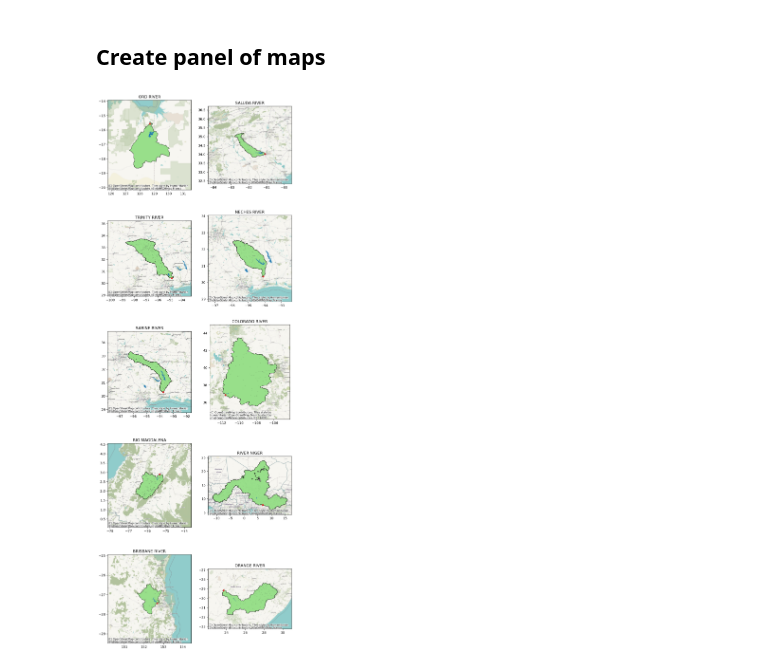
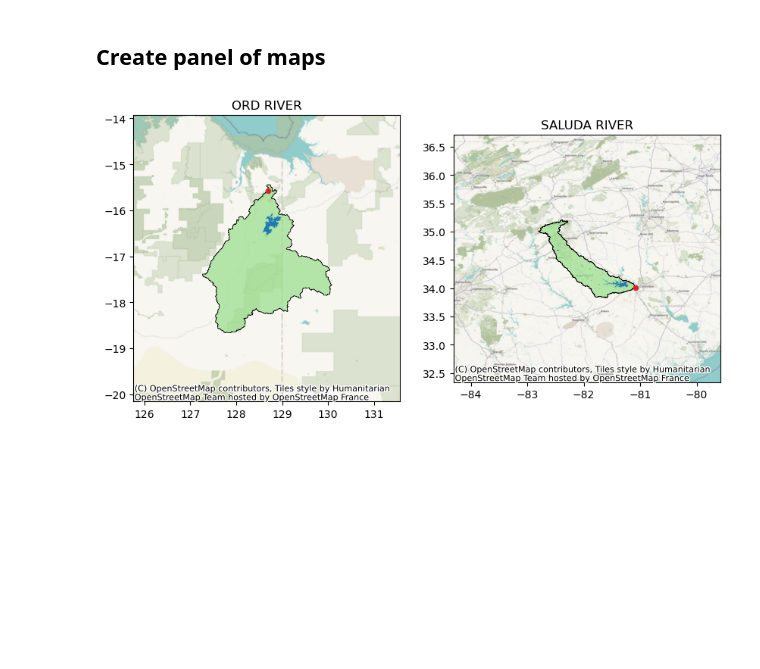
Before and after one commit to ascheliga/neuralhydrology, a Jupyter notebook: cygnss_models/visualizations/site_map_individuals.ipynb, the cells around one changed output. Saved outputs shown, nothing was run; the diff lists cells and outputs as text; code cells hidden in the pictures; blank space fills up the shorter version.

Commit message:
testing transparency on basins

```diff
--- a/cygnss_models/visualizations/site_map_individuals.ipynb
+++ b/cygnss_models/visualizations/site_map_individuals.ipynb
@@ -36,27 +36,27 @@ stations_points = site_stations.set_geometry('lat_lon', crs = "EPSG:4326")
 # %%
 cmap_colors = colormaps['tab20'].colors
 
-basin_green = cmap_colors[5]
+basin_green = (*cmap_colors[5],0.7)
 res_blue = cmap_colors[0]
 station_orange = cmap_colors[6]
 # %%
 fig = plt.figure(figsize=(10, 30))
 
-for idx in range(len(site_stations)):
+for idx in range(2):#len(site_stations)):
     ax = fig.add_subplot(5,2,idx+1)
 
     basin_bbox = site_stations.iloc[[idx],:].bounds.values[0]
     ax.set_xlim([basin_bbox[0]-1.5,basin_bbox[2]+1.5])
     ax.set_ylim([basin_bbox[1]-1.5,basin_bbox[3]+1.5])
 
     site_stations.iloc[[idx],:].plot(ax=ax,color=basin_green,edgecolor='black',linewidth=0.5)
     stations_points.iloc[[idx],:].plot(ax=ax,color=station_orange,edgecolor=station_orange,markersize=20)
     dam_shps.plot(ax=ax, color= res_blue)
 
     cx.add_basemap(ax,crs=site_stations.crs)
-    cx.add_basemap(ax,crs=site_stations.crs, source=cx.providers.CartoDB.PositronOnlyLabels,zoom=10)
+    # cx.add_basemap(ax,crs=site_stations.crs, source=cx.providers.CartoDB.PositronOnlyLabels,zoom=10)
     # set the plot title
     plt.title(site_stations.iloc[idx,:]['river'])
 # plt.savefig('./panel_grdc_basin_map.png')
 # %% [output]
-[figure, old version]
+[figure, new version]
```
Also changed, not shown: 1 other file.
